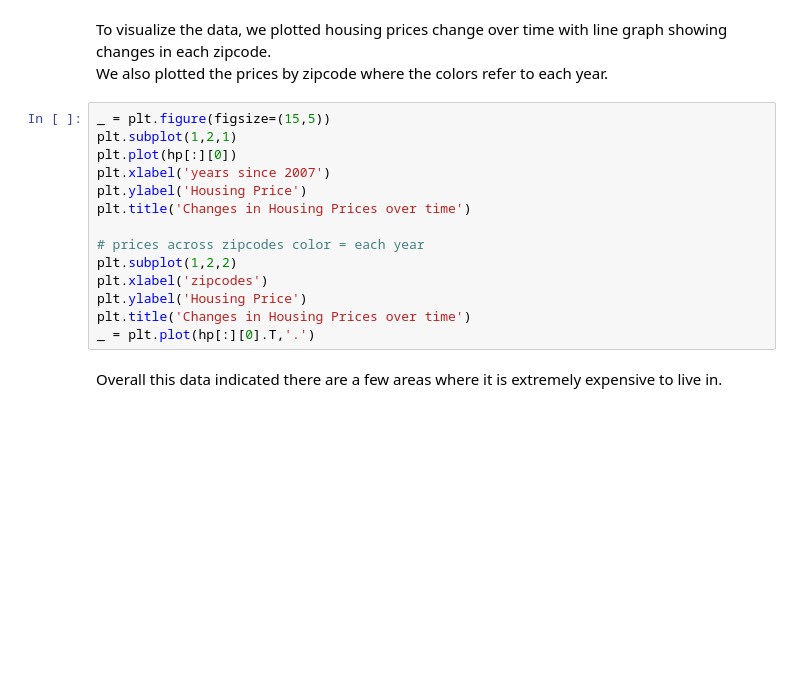
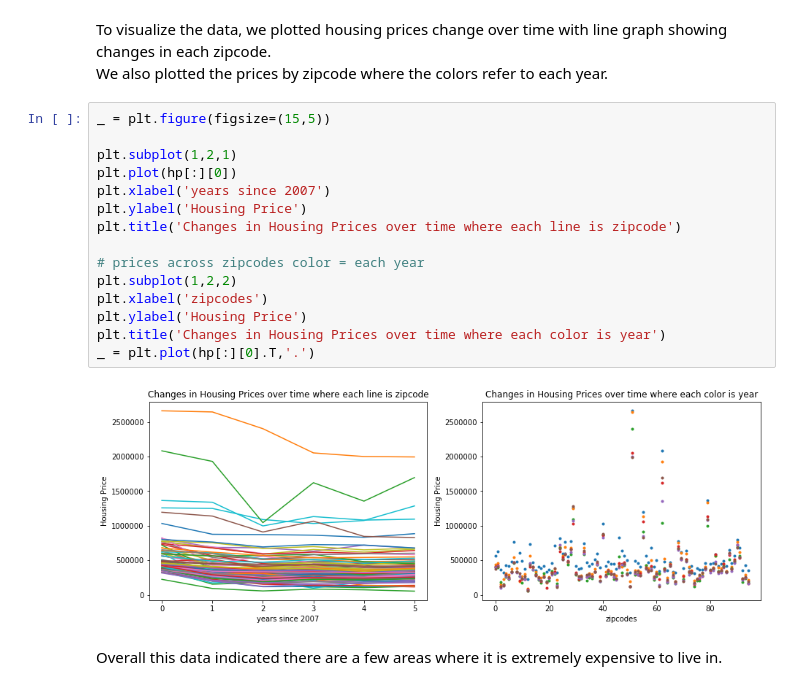
Before and after one commit to AbenaBonsu/Pr_057, a Jupyter notebook: FinalProject.ipynb, the cells around one changed output. Saved outputs shown, nothing was run; the diff lists cells and outputs as text; blank space fills up the shorter version.

```diff
--- a/FinalProject.ipynb
+++ b/FinalProject.ipynb
@@ -351,18 +351,21 @@ To visualize the data, we plotted housing prices change over time with line grap
 We also plotted the prices by zipcode where the colors refer to each year.
 # %%
 _ = plt.figure(figsize=(15,5))
+
 plt.subplot(1,2,1)
 plt.plot(hp[:][0])
 plt.xlabel('years since 2007')
 plt.ylabel('Housing Price')
-plt.title('Changes in Housing Prices over time')
+plt.title('Changes in Housing Prices over time where each line is zipcode')
 
 # prices across zipcodes color = each year
 plt.subplot(1,2,2)
 plt.xlabel('zipcodes')
 plt.ylabel('Housing Price')
-plt.title('Changes in Housing Prices over time')
+plt.title('Changes in Housing Prices over time where each color is year')
 _ = plt.plot(hp[:][0].T,'.')
+# %% [output]
+[figure, added]
 # %% [markdown]
 Overall this data indicated there are a few areas where it is extremely expensive to live in.
 # %% [markdown]
```
Also changed, not shown: parts of 37 cells of this notebook.
